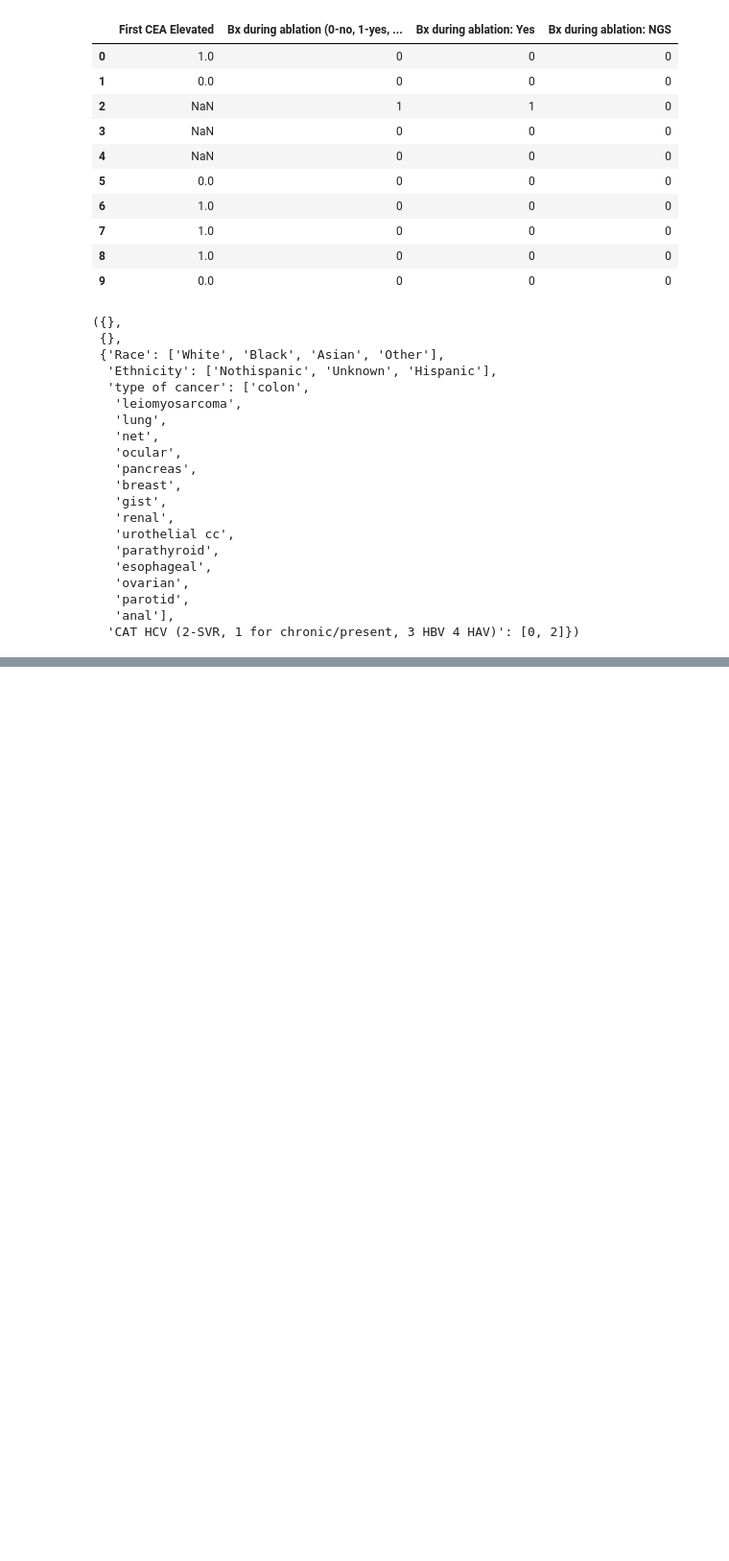
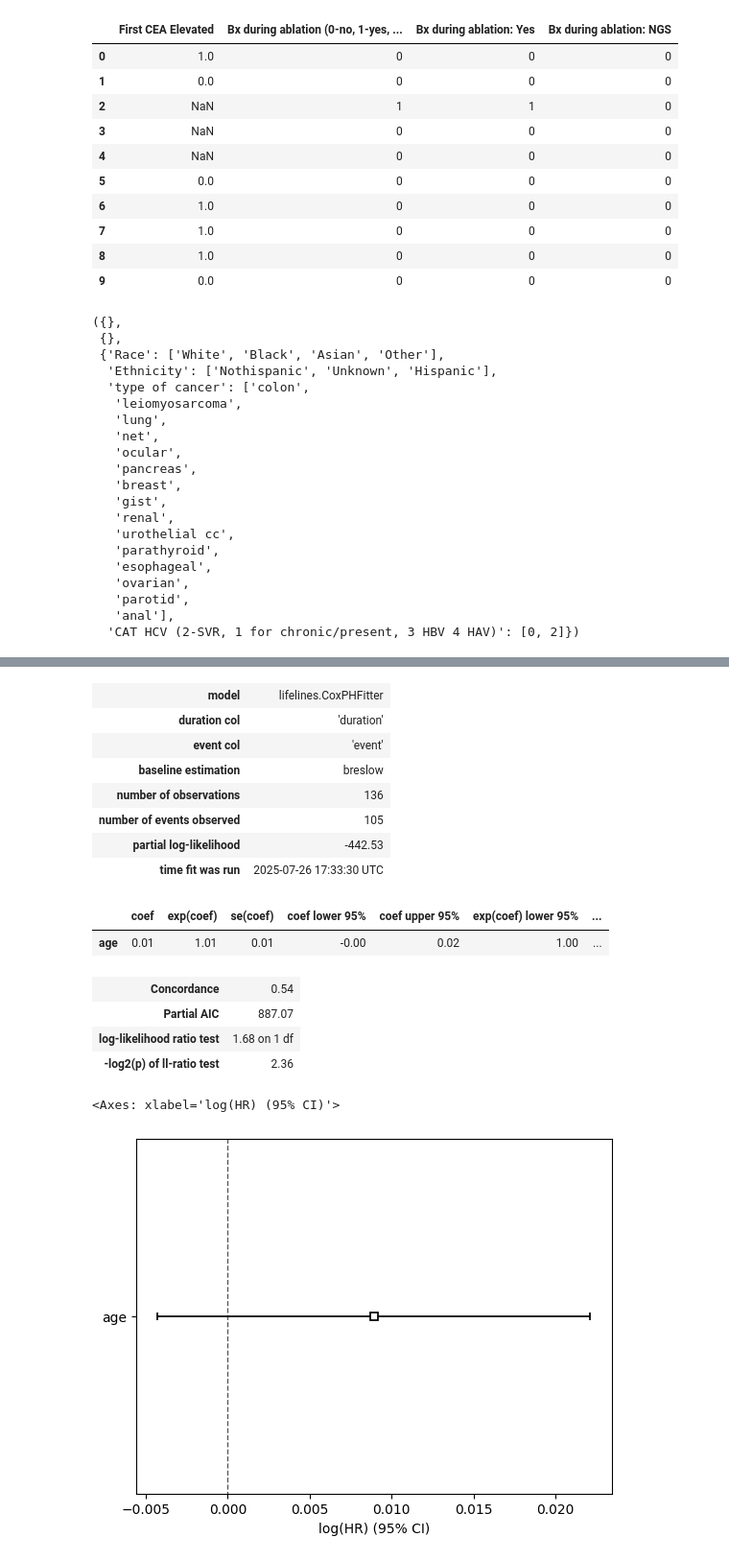
Before and after one commit to aren4/Liver_Tumors, a Jupyter notebook: Tommy_Rads.ipynb, the cells around one changed output, grey strips where cells are left out. Shown at 96% size. Saved outputs shown, nothing was run; the diff lists cells and outputs as text; code cells hidden in the pictures; blank space fills up the shorter version.

```diff
--- a/Tommy_Rads.ipynb
+++ b/Tommy_Rads.ipynb
@@ -6,3 +12,10 @@ import pandas as pd
 pd.set_option('display.max_columns', None)
 
 df = pd.read_csv('/content/drive/MyDrive/Tommy Rads/Secondary Analysis.csv', index_col=False, encoding='latin1')
+# %%
+numeric_cols = df.select_dtypes(include=np.number).columns
+
+# Apply the mask to only the numeric columns
+df[numeric_cols] = df[numeric_cols].mask(df[numeric_cols] < 0)
+
+print(df)
@@ -196,7 +232,8 @@ scalar_cols = [
 ]
 binary_cols = [
     'Sex: Male', 'EtOH', 'NASH', 'Ascites', 'Encephalopathy', 'First CEA Elevated',
-    'Unilobar (0), Bilobar (1)', 'Bx during ablation: Yes', 'Bx during ablation: NGS', 'Recur (0-no, 1-yes)'
+    'Unilobar (0), Bilobar (1)', 'Bx during ablation: Yes', 'Bx during ablation: NGS', 'Recur (0-no, 1-yes)',
+    'TACE',	'TARE',	'EBRT',	'Systemic Therapy',	'Resection',	'Combined/Other'
 ]
 categorical_cols = [
     'Race', 'Ethnicity', 'type of cancer', 'CAT HCV (2-SVR, 1 for chronic/present, 3 HBV 4 HAV)'
@@ -456,0 +721,33 @@ CAT HCV (2-SVR, 1 for chronic/present, 3 HBV 4 HAV)_2 -0.272
+# %%
+from lifelines import CoxPHFitter
+
+# Prepare data as required by lifelines
+df_lf = pd.DataFrame({
+    'age': X_age[age_col].values,
+    'duration': y['duration'],
+    'event': y['event'].astype(int)
+})
+
+cph = CoxPHFitter()
+cph.fit(df_lf, duration_col='duration', event_col='event')
+cph.print_summary()  # Shows HR, 95% CI, and p-value
+
+# You can also plot:
+cph.plot()
+# %% [output]
+| model | lifelines.CoxPHFitter |
+| duration col | 'duration' |
+| event col | 'event' |
+| baseline estimation | breslow |
+| number of observations | 136 |
+| number of events observed | 105 |
+| partial log-likelihood | -442.53 |
+| time fit was run | 2025-07-26 17:33:30 UTC |
+|  | coef | exp(coef) | se(coef) | coef lower 95% | coef upper 95% | exp(coef) lower 95% | ... |
+| age | 0.01 | 1.01 | 0.01 | -0.00 | 0.02 | 1.00 | ... |
+| Concordance | 0.54 |
+| Partial AIC | 887.07 |
+| log-likelihood ratio test | 1.68 on 1 df |
+| -log2(p) of ll-ratio test | 2.36 |
+<Axes: xlabel='log(HR) (95% CI)'>
+[figure, added]
```
Also changed, not shown: parts of 18 cells of this notebook.
